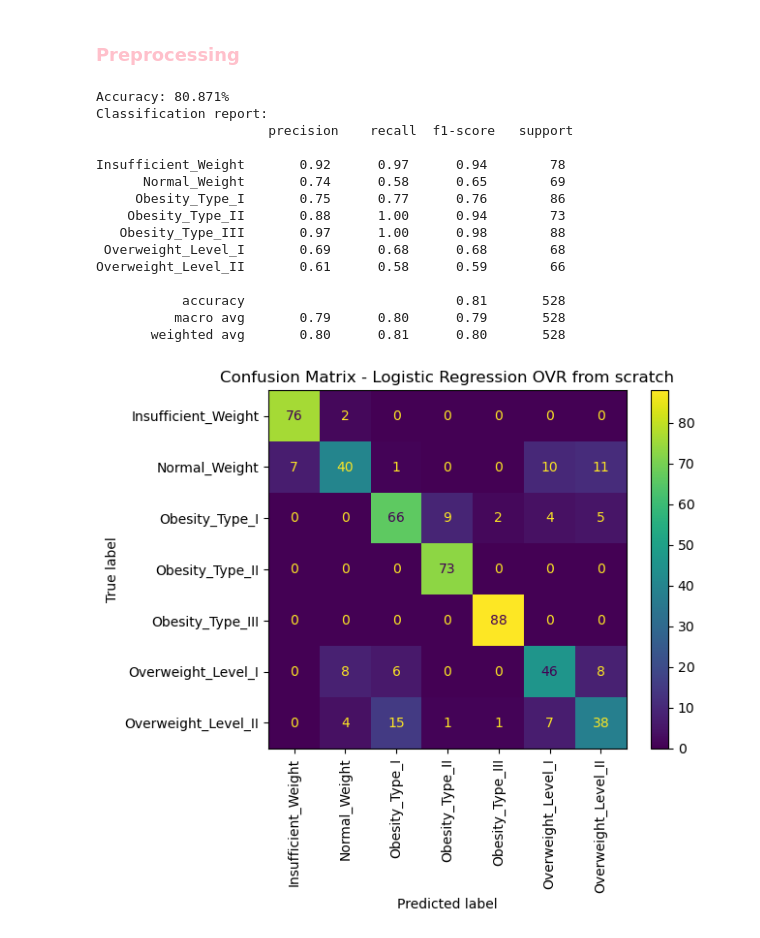
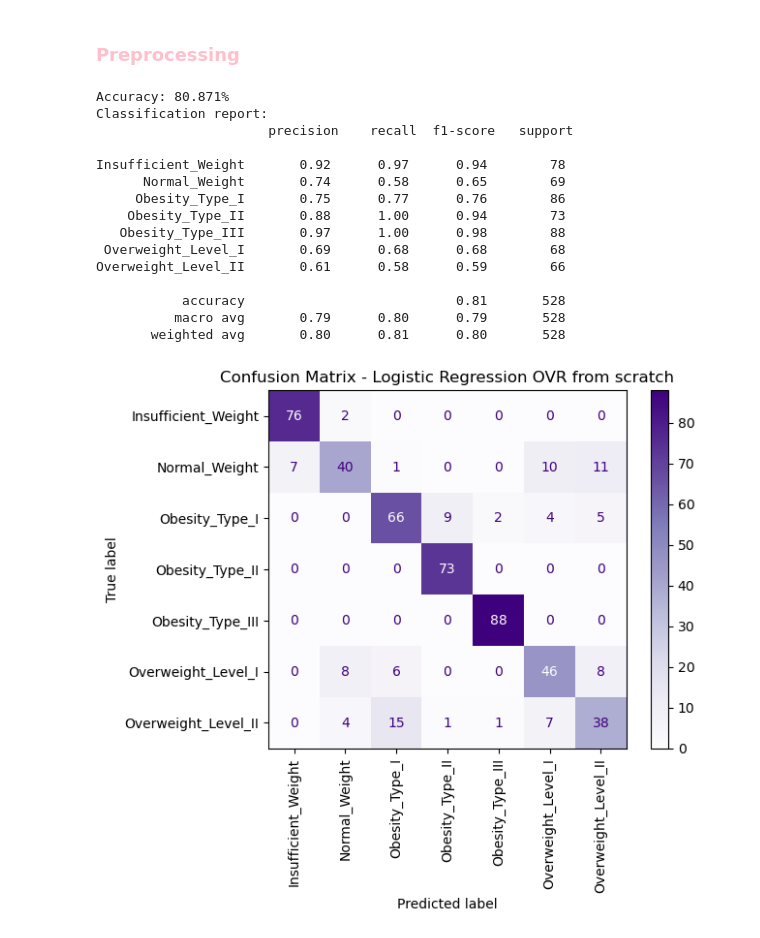
Before and after one commit to zosia-r/msid, a Jupyter notebook: II/logistic_regression_gradient_descent.ipynb, the cells around one changed output. Cells and saved outputs as stored; diff of their text form; code cells hidden in the pictures.

```diff
--- a/II/logistic_regression_gradient_descent.ipynb
+++ b/II/logistic_regression_gradient_descent.ipynb
@@ -187,32 +187,32 @@ y_pred = clf.predict(X_test_processed)
 y_pred_labels = le.inverse_transform(y_pred)
 
 # Get encoded labels for test data
 y_test_encoded = le.transform(Y_test)
 
 print(f'Accuracy: {accuracy_score(y_test_encoded, y_pred)*100:.3f}%')
 print('Classification report:\n', classification_report(Y_test, y_pred_labels))
 
 
 # Display confusion matrix
 cm = confusion_matrix(Y_test, y_pred_labels)
 disp = ConfusionMatrixDisplay(confusion_matrix=cm, display_labels=le.classes_)
-disp.plot(xticks_rotation=90)
+disp.plot(xticks_rotation=90, cmap=plt.cm.Purples)
 plt.title("Confusion Matrix - Logistic Regression OVR from scratch")
 plt.show()
 # %% [output]
 Accuracy: 80.871%
 Classification report:
                       precision    recall  f1-score   support
 
 Insufficient_Weight       0.92      0.97      0.94        78
       Normal_Weight       0.74      0.58      0.65        69
      Obesity_Type_I       0.75      0.77      0.76        86
     Obesity_Type_II       0.88      1.00      0.94        73
    Obesity_Type_III       0.97      1.00      0.98        88
  Overweight_Level_I       0.69      0.68      0.68        68
 Overweight_Level_II       0.61      0.58      0.59        66
 
            accuracy                           0.81       528
           macro avg       0.79      0.80      0.79       528
        weighted avg       0.80      0.81      0.80       528
-[figure, old version]
+[figure, new version]
```
Also changed, not shown: parts of 2 cells of this notebook, 1 other file.
